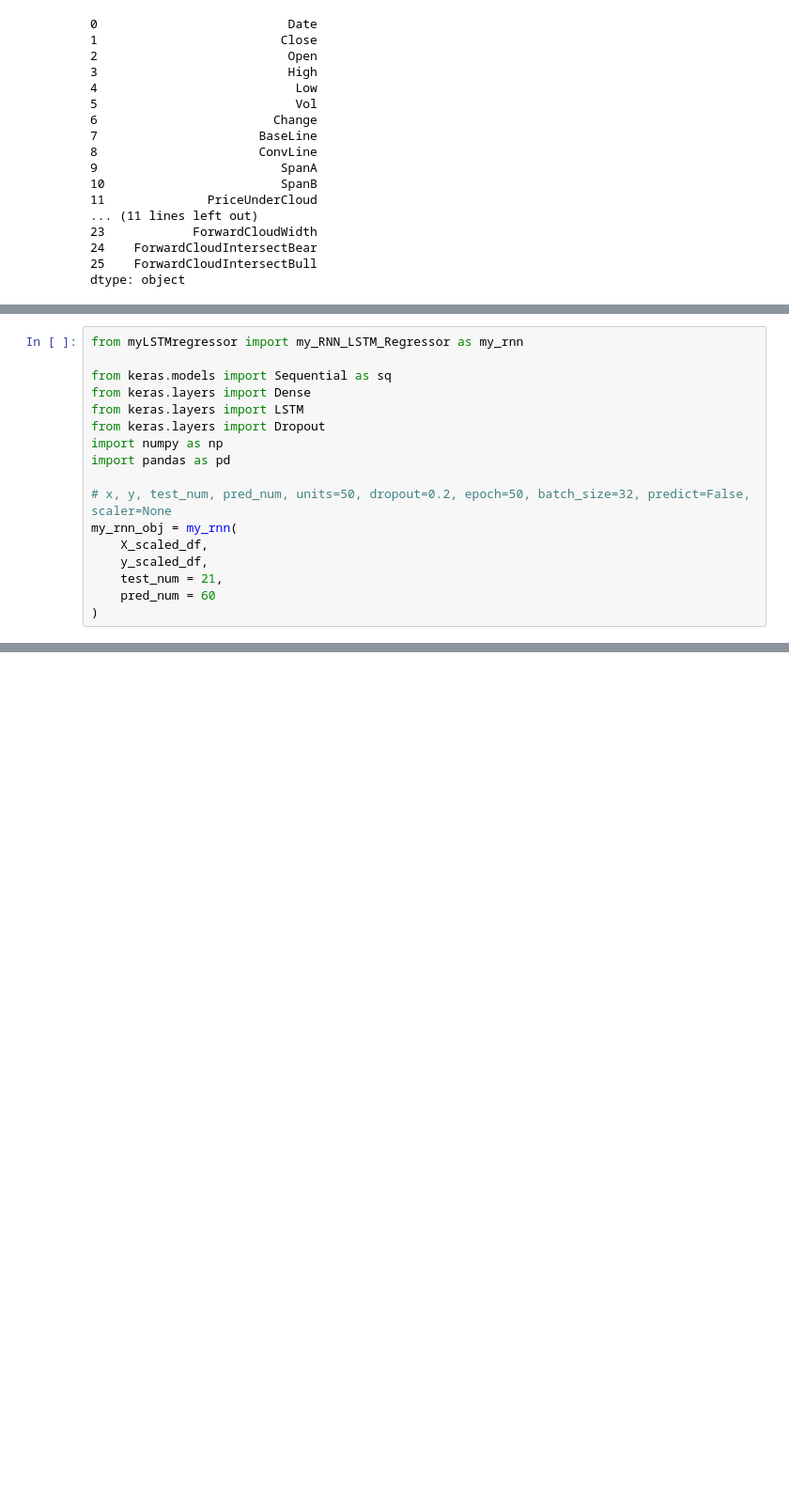
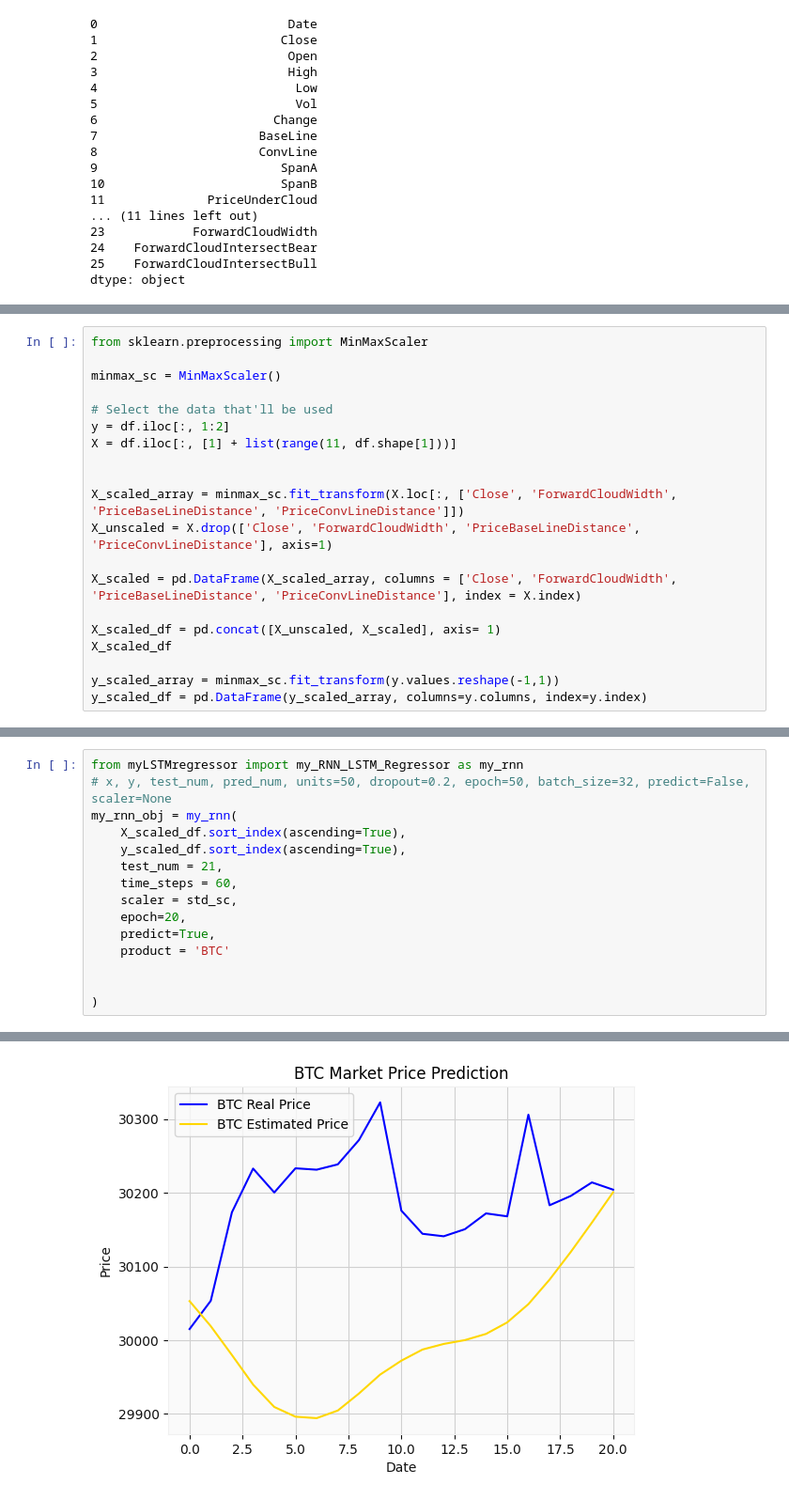
Before and after one commit to anilergan/AISMTB, a Jupyter notebook: btc_daily_chart_regression_v2.ipynb, the cells around one changed output, grey strips where cells are left out. Shown at 94% size. Drawn from its saved outputs; the diff is of its cells as text; blank space fills up the shorter version.

```diff
--- a/btc_daily_chart_regression_v2.ipynb
+++ b/btc_daily_chart_regression_v2.ipynb
@@ -234,0 +218,20 @@ X_scaled_df.head()
+# %%
+from sklearn.preprocessing import MinMaxScaler
+
+minmax_sc = MinMaxScaler()
+
+# Select the data that'll be used
+y = df.iloc[:, 1:2]
+X = df.iloc[:, [1] + list(range(11, df.shape[1]))]
+
+
+X_scaled_array = minmax_sc.fit_transform(X.loc[:, ['Close', 'ForwardCloudWidth', 'PriceBaseLineDistance', 'PriceConvLineDistance']])
+X_unscaled = X.drop(['Close', 'ForwardCloudWidth', 'PriceBaseLineDistance', 'PriceConvLineDistance'], axis=1)
+
+X_scaled = pd.DataFrame(X_scaled_array, columns = ['Close', 'ForwardCloudWidth', 'PriceBaseLineDistance', 'PriceConvLineDistance'], index = X.index)
+
+X_scaled_df = pd.concat([X_unscaled, X_scaled], axis= 1)
+X_scaled_df
+
+y_scaled_array = minmax_sc.fit_transform(y.values.reshape(-1,1))
+y_scaled_df = pd.DataFrame(y_scaled_array, columns=y.columns, index=y.index)
@@ -235,18 +242,16 @@ X_scaled_df.head()
 # %%
 from myLSTMregressor import my_RNN_LSTM_Regressor as my_rnn
-
-from keras.models import Sequential as sq
-from keras.layers import Dense
-from keras.layers import LSTM
-from keras.layers import Dropout
-import numpy as np
-import pandas as pd
-
 # x, y, test_num, pred_num, units=50, dropout=0.2, epoch=50, batch_size=32, predict=False, scaler=None
 my_rnn_obj = my_rnn(
-    X_scaled_df,
-    y_scaled_df,
+    X_scaled_df.sort_index(ascending=True),
+    y_scaled_df.sort_index(ascending=True),
     test_num = 21,
-    pred_num = 60
+    time_steps = 60,
+    scaler = std_sc,
+    epoch=20,
+    predict=True,
+    product = 'BTC'
+
+
 )
 # %% [output]
@@ -253,0 +275 @@ ImportError: cannot import name 'my_RNN_LSTM_Regressor' from 'myLSTMregressor' (
+[figure, added]
```
Also changed, not shown: parts of 9 cells of this notebook, 2 other files.
